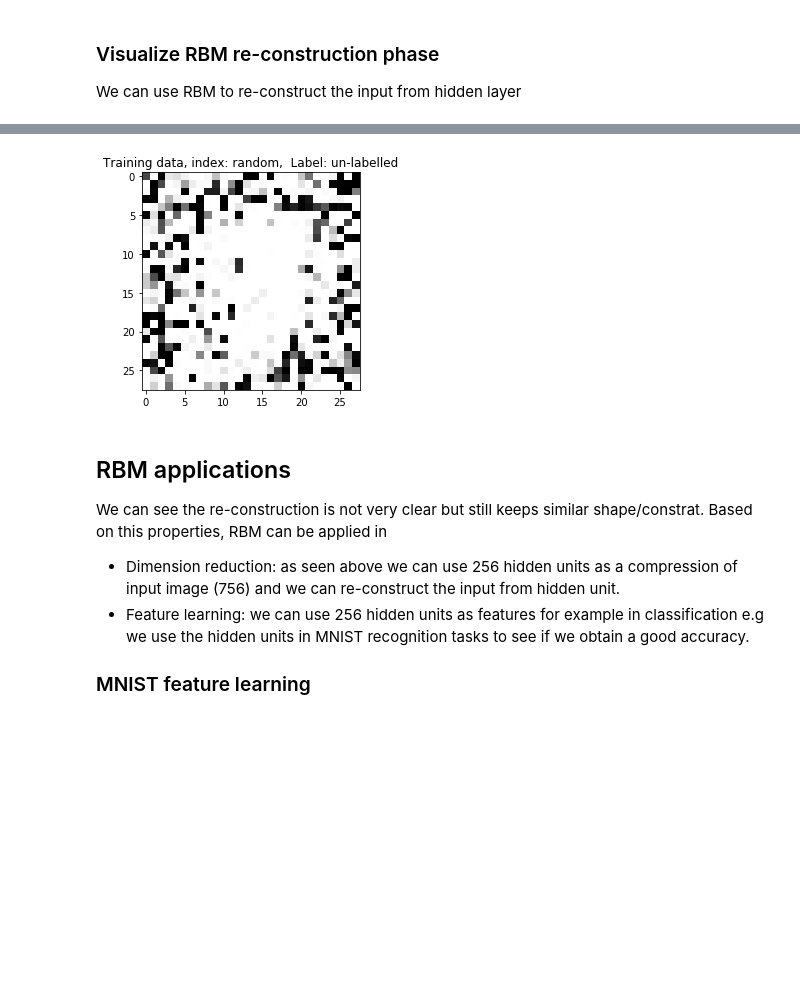
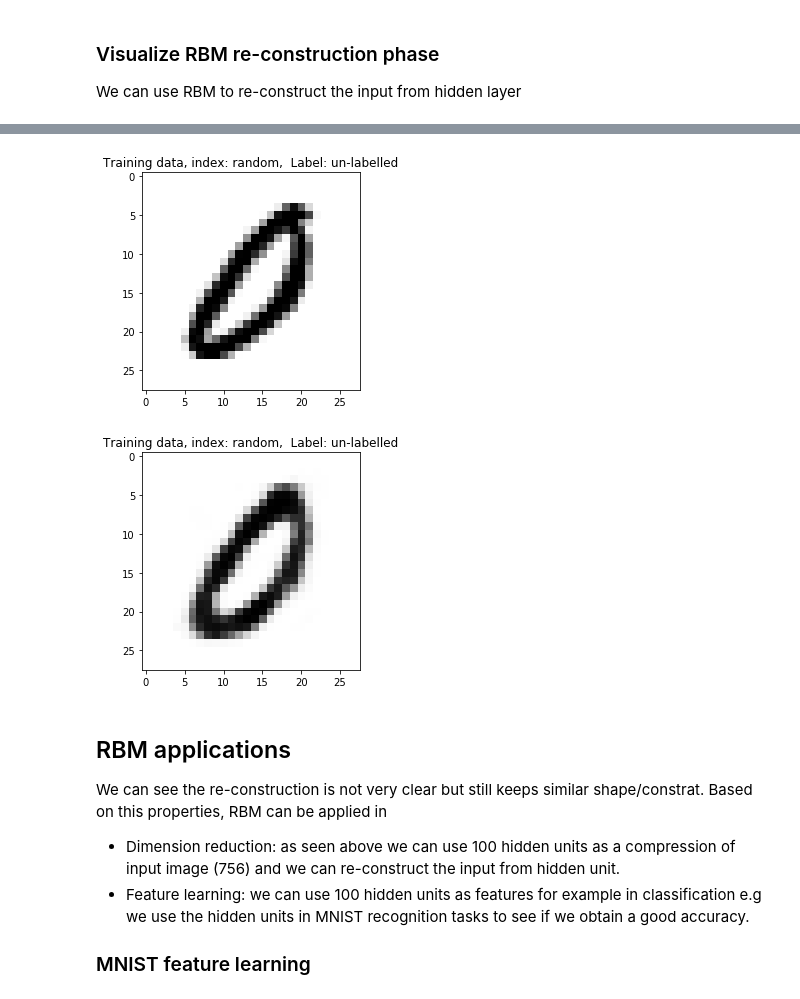
Before and after one commit to minh84/ml-nb, a Jupyter notebook: machine_learning/unsupervised/rbm.ipynb, the cells around one changed output, grey strips where cells are left out. Drawn from its saved outputs; the diff is of its cells as text; code cells hidden in the pictures; blank space fills up the shorter version.

Commit message:
fix issue in rbm, now it seems working fine for both CD1 and PCD. Change num_hidden to 100 seems working fine

```diff
--- a/machine_learning/unsupervised/rbm.ipynb
+++ b/machine_learning/unsupervised/rbm.ipynb
@@ -169,11 +165,11 @@ labels histogram
 # %% [markdown]
 Let's train MNIST using RBM
 # %%
-num_hiddens = 256
+num_hiddens = 100
 rbm_model = rbm.RBMachine(train_X.shape[1], num_hiddens)
 
 epochs = 20
 batch_size = 128
-learning_rate = 1e-2
-rbm_model.train(train_X, valid_X, epochs, batch_size, learning_rate, cd_steps=1, use_pcd = True)
+learning_rate = 1e-1
+rbm_model.train(train_X, valid_X, epochs, batch_size, learning_rate, cd_steps=1, use_pcd = False)
 # %% [output]
@@ -222,14 +226,19 @@ Let's try with 500 Gibbs steps
 # %%
-v0 = np.random.uniform(size=[1, valid_X.shape[1]])
-v,v_prob = rbm_model.sample(v0, num_gibbs_step=500)
-draw_digit(np.reshape(v_prob,[28,28]), 'un-labelled', 'random')
+i = np.random.randint(valid_X.shape[0])
+v0 = valid_X[i]
+v_probs, v = rbm_model.sample(v0, num_gibbs_step=500)
+plt.figure(1)
+draw_digit(np.reshape(v0,[28,28]), 'un-labelled', 'random')
+plt.figure(2)
+draw_digit(np.reshape(v_probs,[28,28]), 'un-labelled', 'random')
 # %% [output]
-[figure, old version]
+[figure, new version]
+[figure, added]
 # %% [markdown]
 ## RBM applications
 
 We can see the re-construction is not very clear but still keeps similar shape/constrat. Based on this properties, RBM can be applied in
-* Dimension reduction: as seen above we can use 256 hidden units as a compression of input image (756) and we can re-construct the input from hidden unit.
-* Feature learning: we can use 256 hidden units as features for example in classification e.g we use the hidden units in MNIST recognition tasks to see if we obtain a good accuracy.
+* Dimension reduction: as seen above we can use 100 hidden units as a compression of input image (756) and we can re-construct the input from hidden unit.
+* Feature learning: we can use 100 hidden units as features for example in classification e.g we use the hidden units in MNIST recognition tasks to see if we obtain a good accuracy.
 
 ### MNIST feature learning
```
Also changed, not shown: parts of 5 cells of this notebook, 1 other file.
